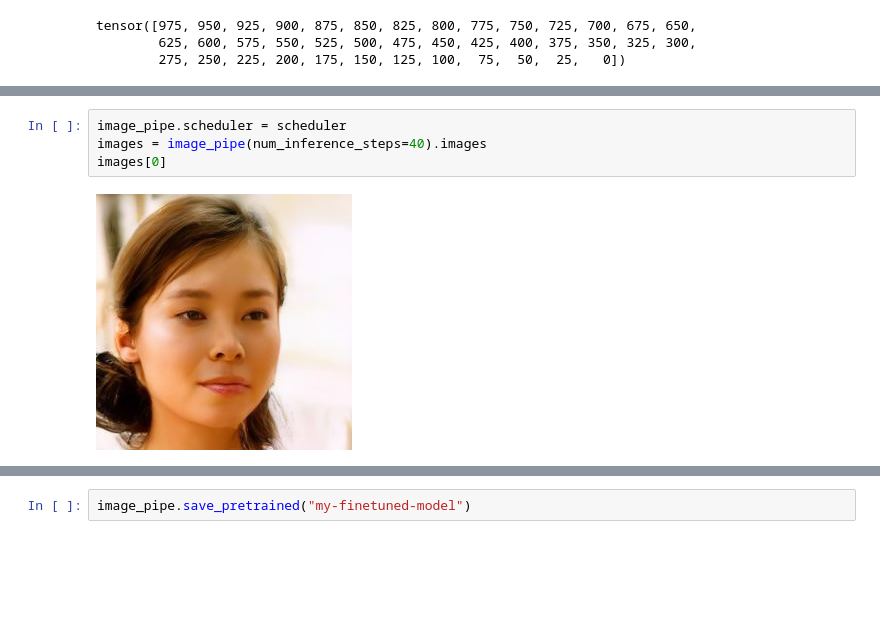
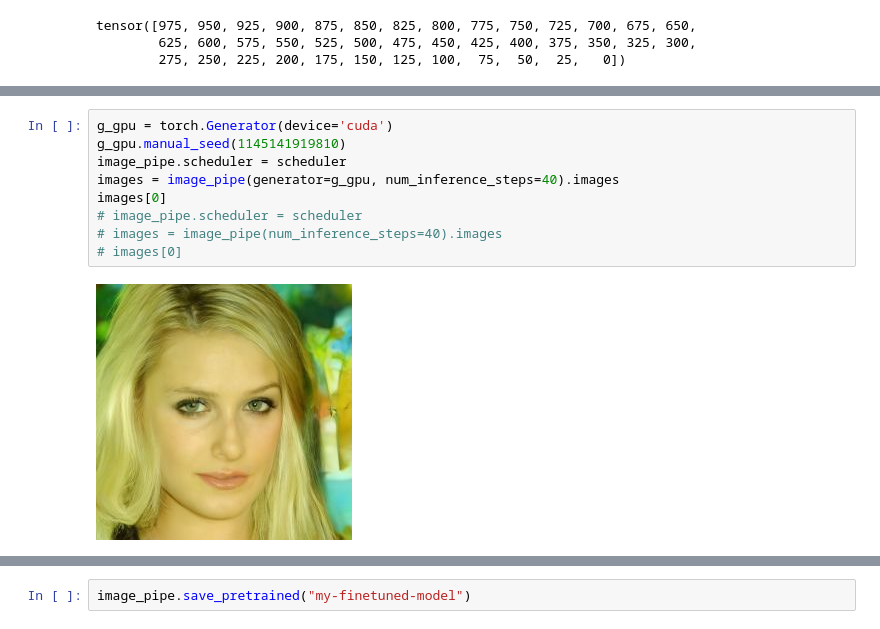
Before and after one commit to mix060514/diffusion-model-from-principle-to-pratice, a Jupyter notebook: ch5.ipynb, the cells around one changed output, grey strips where cells are left out. Drawn from its saved outputs; the diff is of its cells as text; blank space fills up the shorter version.

```diff
--- a/ch5.ipynb
+++ b/ch5.ipynb
@@ -78,9 +84,14 @@ Clipping input data to the valid range for imshow with RGB data ([0..1] for floa
 # %%
+g_gpu = torch.Generator(device='cuda')
+g_gpu.manual_seed(1145141919810)
 image_pipe.scheduler = scheduler
-images = image_pipe(num_inference_steps=40).images
+images = image_pipe(generator=g_gpu, num_inference_steps=40).images
 images[0]
+# image_pipe.scheduler = scheduler
+# images = image_pipe(num_inference_steps=40).images
+# images[0]
 # %% [output]
-[figure, old version]
+[figure, new version]
 # %%
 dataset_name = "huggan/smithsonian_butterflies_subset"
 dataset = load_dataset(dataset_name)
```
Also changed, not shown: parts of 10 cells of this notebook, 7 other files.
